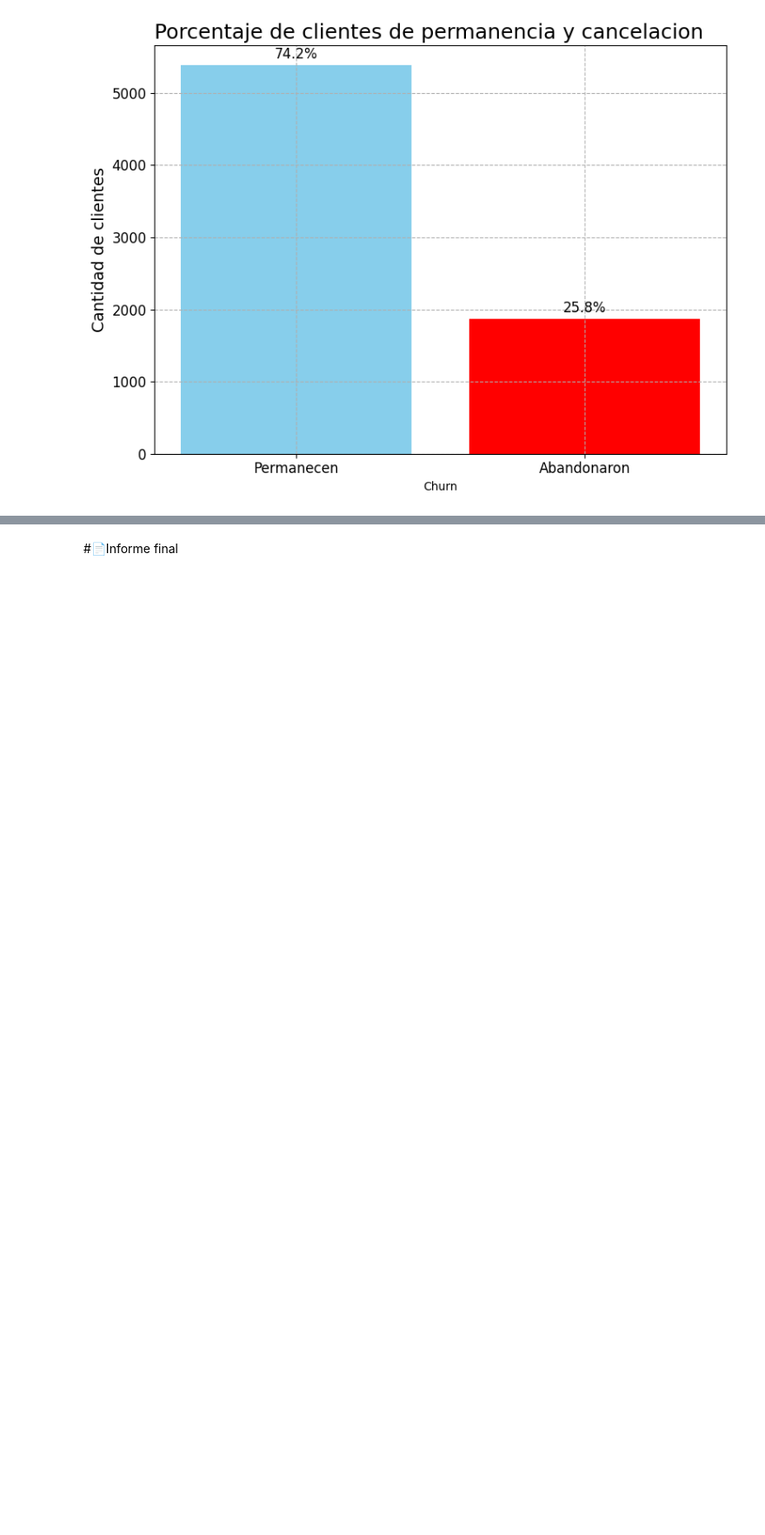
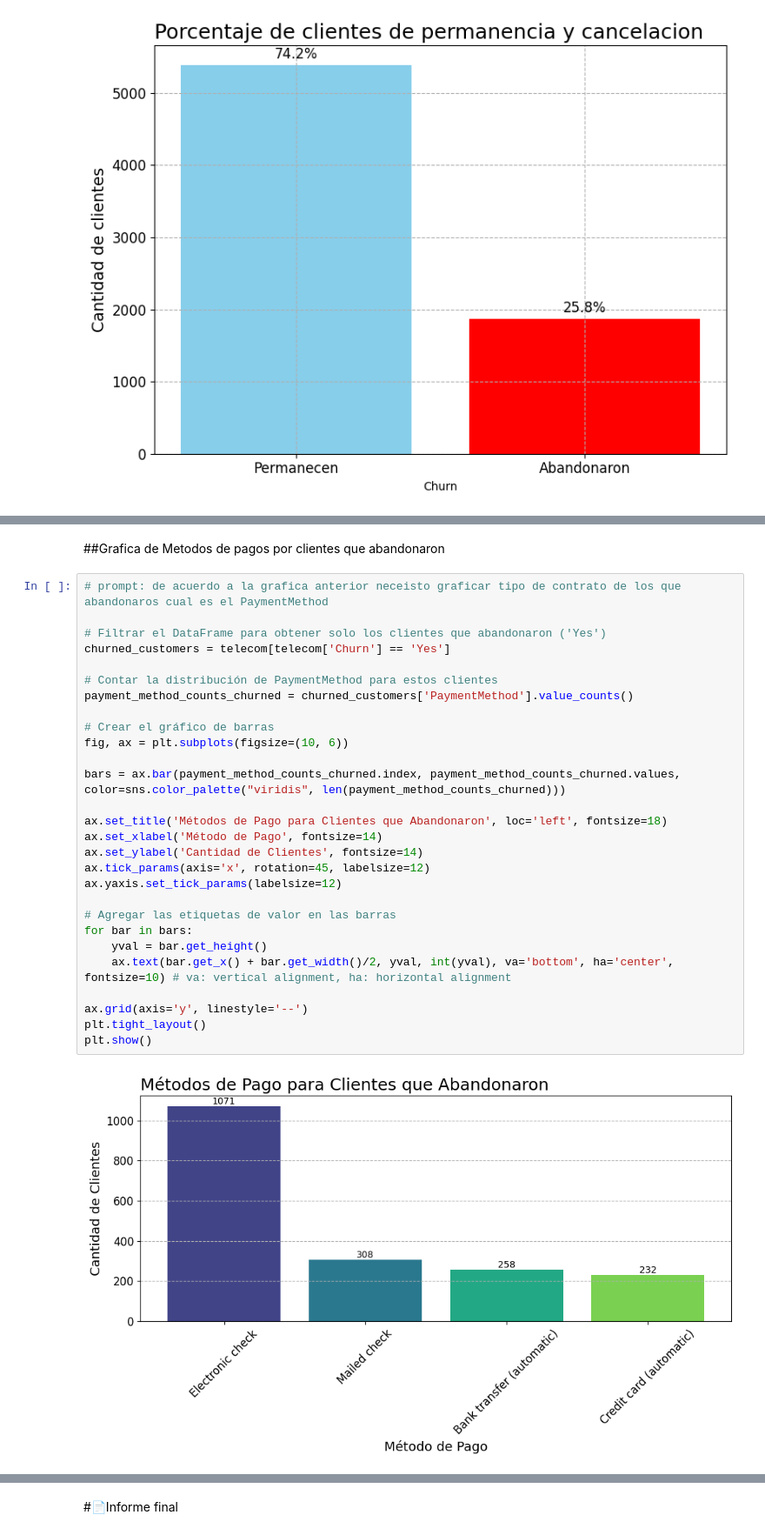
Before and after one commit to AlexTovar31/Challenge_Telecom_X, a Jupyter notebook: TelecomX_LATAM.ipynb, the cells around one changed output, grey strips where cells are left out. Shown at 87% size. Cells and saved outputs as stored; diff of their text form; blank space fills up the shorter version.

```diff
--- a/TelecomX_LATAM.ipynb
+++ b/TelecomX_LATAM.ipynb
@@ -313,0 +354,32 @@ plt.show()
+# %% [markdown]
+##Grafica de Metodos de pagos por clientes que abandonaron
+# %%
+# prompt: de acuerdo a la grafica anterior neceisto graficar tipo de contrato de los que abandonaros cual es el PaymentMethod
+
+# Filtrar el DataFrame para obtener solo los clientes que abandonaron ('Yes')
+churned_customers = telecom[telecom['Churn'] == 'Yes']
+
+# Contar la distribución de PaymentMethod para estos clientes
+payment_method_counts_churned = churned_customers['PaymentMethod'].value_counts()
+
+# Crear el gráfico de barras
+fig, ax = plt.subplots(figsize=(10, 6))
+
+bars = ax.bar(payment_method_counts_churned.index, payment_method_counts_churned.values, color=sns.color_palette("viridis", len(payment_method_counts_churned)))
+
+ax.set_title('Métodos de Pago para Clientes que Abandonaron', loc='left', fontsize=18)
+ax.set_xlabel('Método de Pago', fontsize=14)
+ax.set_ylabel('Cantidad de Clientes', fontsize=14)
+ax.tick_params(axis='x', rotation=45, labelsize=12)
+ax.yaxis.set_tick_params(labelsize=12)
+
+# Agregar las etiquetas de valor en las barras
+for bar in bars:
+    yval = bar.get_height()
+    ax.text(bar.get_x() + bar.get_width()/2, yval, int(yval), va='bottom', ha='center', fontsize=10) # va: vertical alignment, ha: horizontal alignment
+
+ax.grid(axis='y', linestyle='--')
+plt.tight_layout()
+plt.show()
+# %% [output]
+[figure, added]
```
Also changed, not shown: parts of 10 cells of this notebook.
